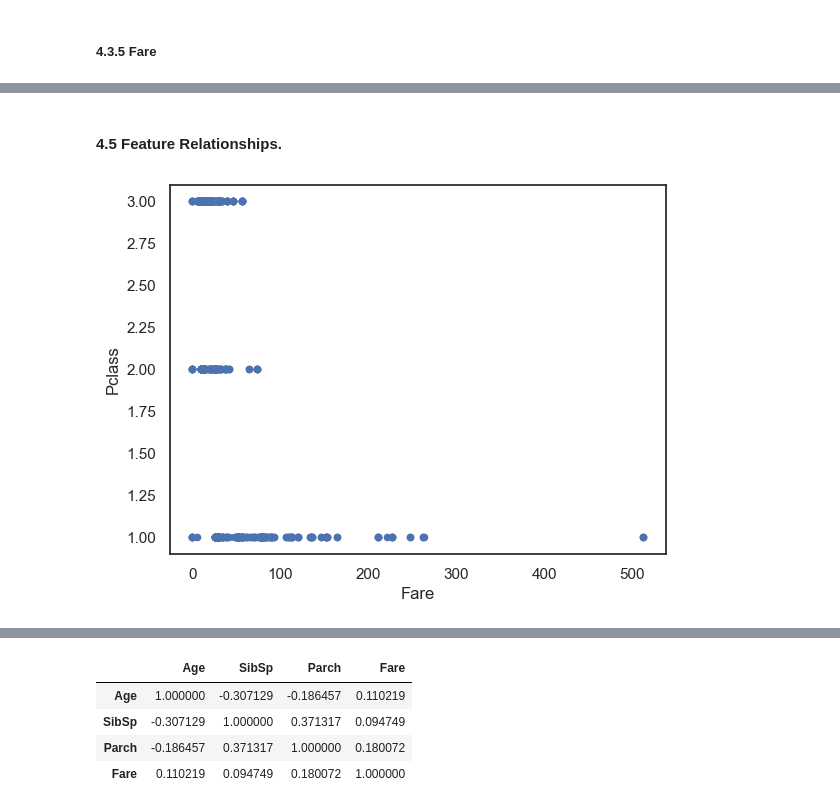
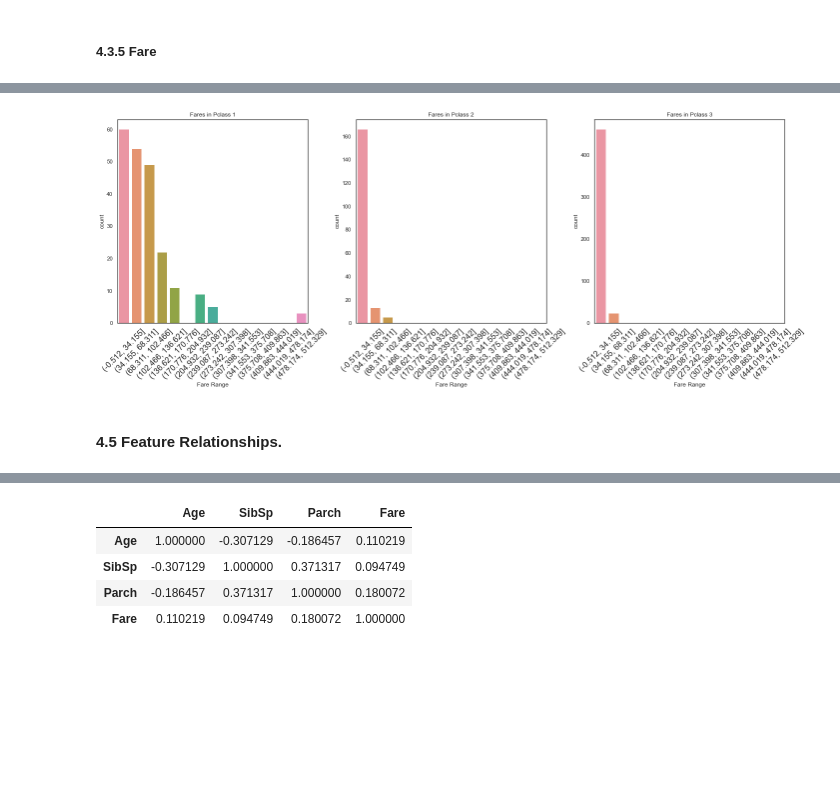
Before and after one commit to Fabiqula/Titanic_kaggle, a Jupyter notebook: main.ipynb, the cells around one changed output, grey strips where cells are left out. Drawn from its saved outputs; the diff is of its cells as text; code cells hidden in the pictures; blank space fills up the shorter version.

```diff
--- a/main.ipynb
+++ b/main.ipynb
@@ -649,13 +689,32 @@ ax[2].set_title('Fares in Pclass 3')
 plt.show()
 # %% [output]
 [figure]
+# %%
+# Define the number of bins and the bin ranges
+num_bins = 15
+fare_ranges = pd.cut(train['Fare'], bins=num_bins)
+
+# Create subplots
+f, ax = plt.subplots(1, 3, figsize=(20, 8))
+
+# Plot countplot for each passenger class
+for i in range(3):
+    sns.countplot(x=fare_ranges[train['Pclass'] == i+1], ax=ax[i])
+    ax[i].set_title(f'Fares in Pclass {i+1}')
+    ax[i].set_xlabel('Fare Range')
+    ax[i].tick_params(axis='x', rotation=45)  # Rotate x-axis labels
+    ax[i].tick_params(axis='x', labelsize=16)  # Adjust label font size
+
+# Rotate x-axis labels for better readability
+plt.xticks(rotation=45)
+
+# Show the plot
+plt.tight_layout()
+plt.show()
+# %% [output]
+[figure, added]
 # %% [markdown]
 #### 4.5 Feature Relationships.
-# %%
-train.plot(kind='scatter', x='Fare', y='Pclass')
-plt.show()
-# %% [output]
-[figure, removed]
 # %%
 sns.scatterplot(x='Fare', y='Pclass',hue='Sex', data=train)
 
```
Also changed, not shown: parts of 114 cells of this notebook.
